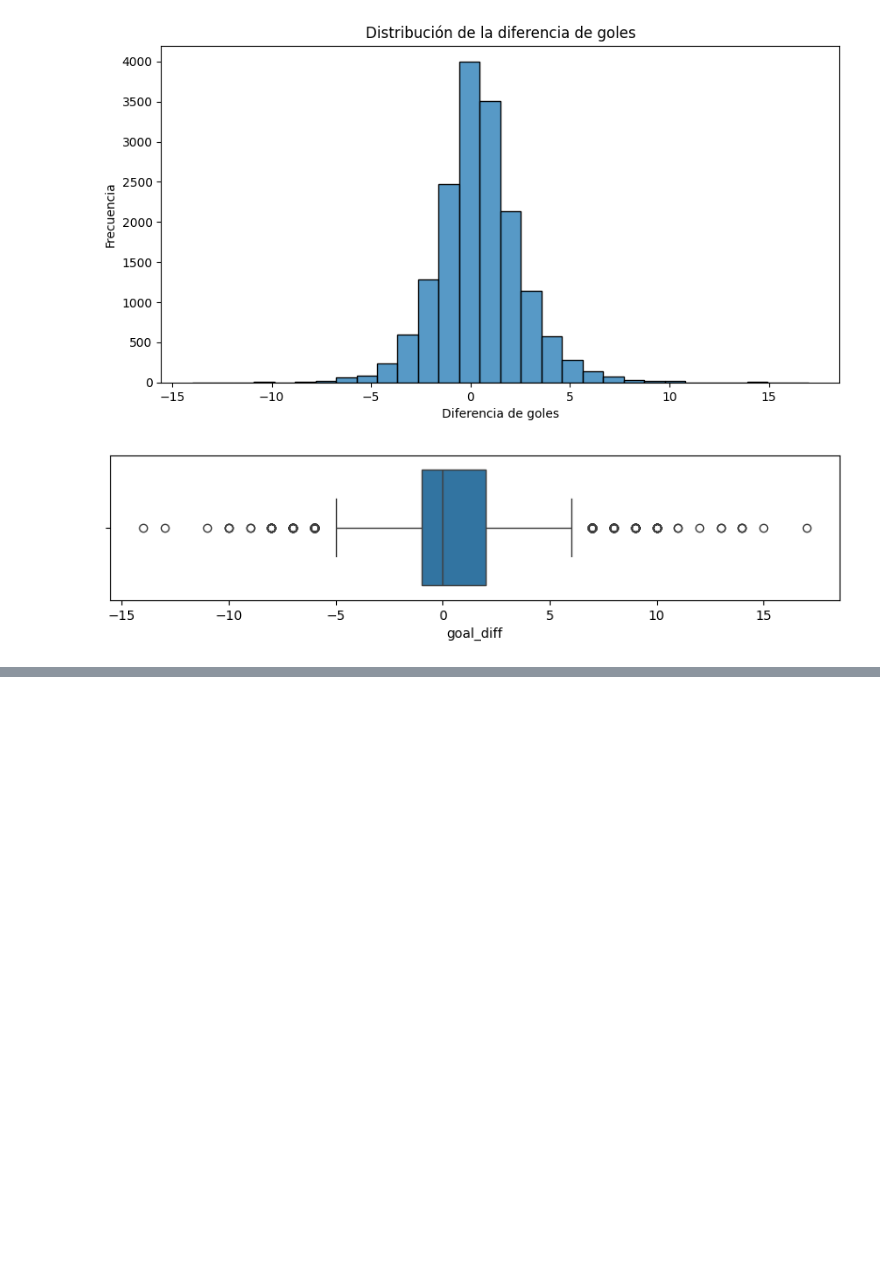
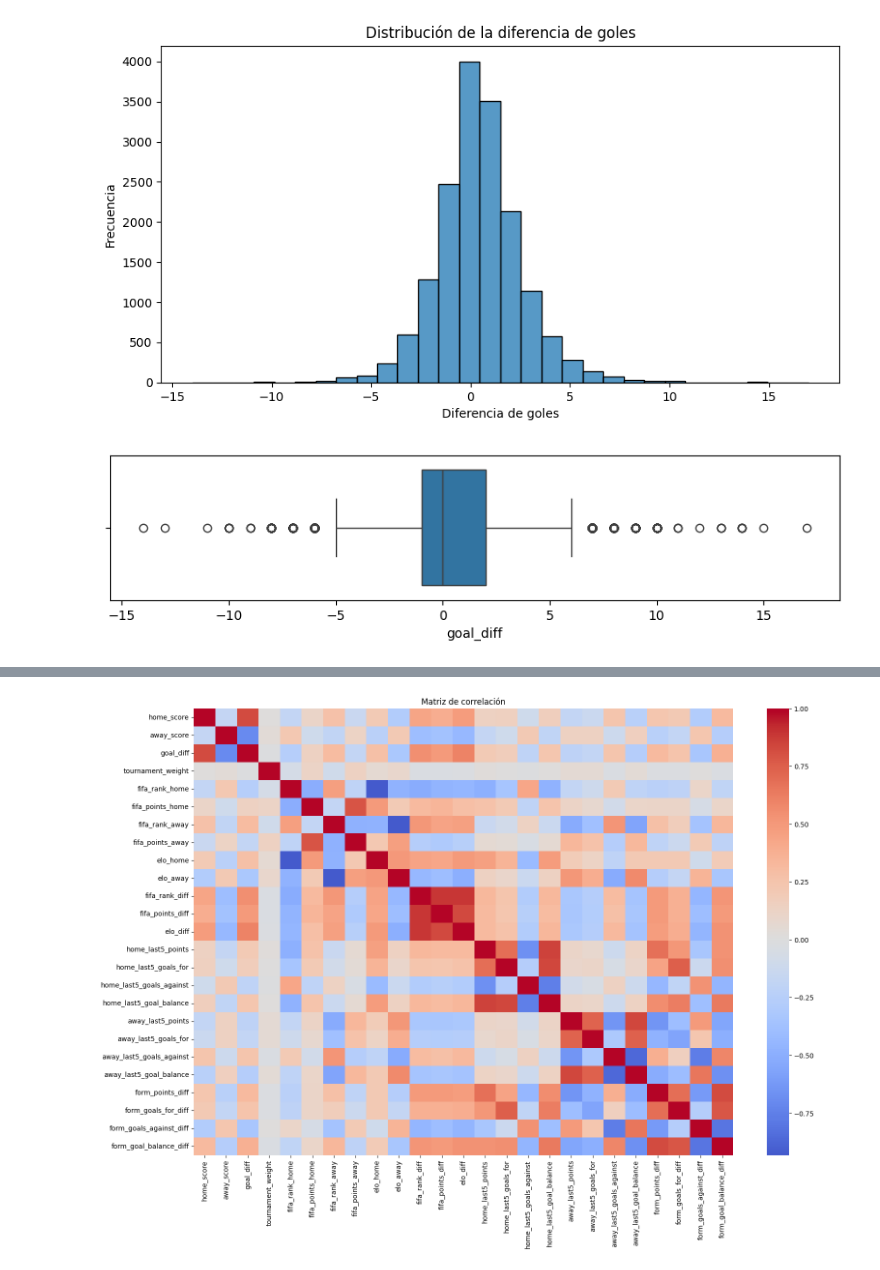
Before and after one commit to alejandro21rg/proyecto_ml, a Jupyter notebook: analisis.ipynb, the cells around one changed output, grey strips where cells are left out. Drawn from its saved outputs; the diff is of its cells as text; code cells hidden in the pictures; blank space fills up the shorter version.

```diff
--- a/analisis.ipynb
+++ b/analisis.ipynb
@@ -178,0 +191,6 @@ plt.show()
+# %%
+numeric_cols = dataset.select_dtypes(
+    include=np.number
+).columns
+
+numeric_cols
@@ -178,0 +212,15 @@ plt.show()
+# %%
+corr = dataset[numeric_cols].corr()
+# %%
+plt.figure(figsize=(18,12))
+
+sns.heatmap(
+    corr,
+    cmap="coolwarm",
+    center=0
+)
+
+plt.title("Matriz de correlación")
+plt.show()
+# %% [output]
+[figure, added]
```
Also changed, not shown: parts of 11 cells of this notebook, 21 other files.
